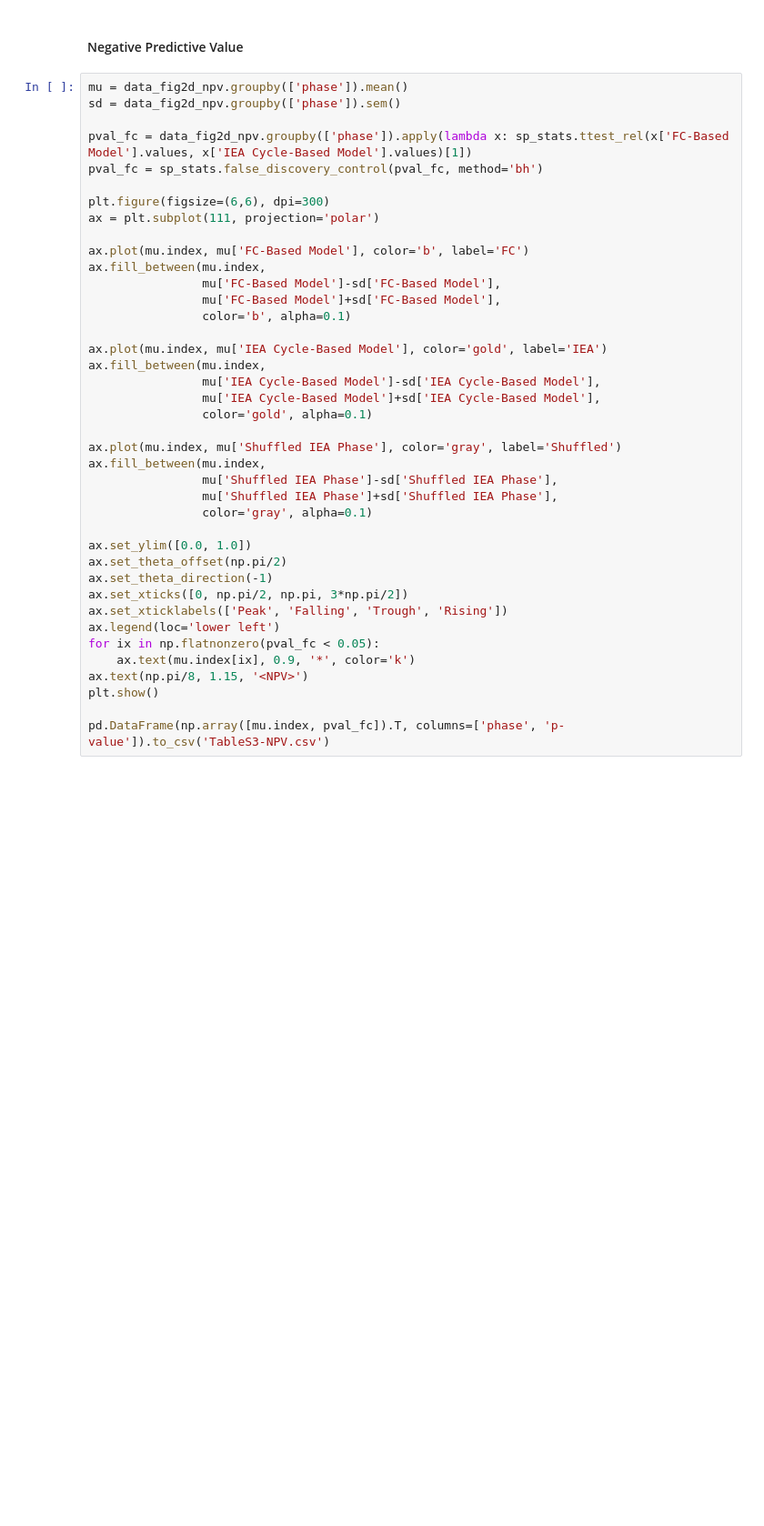
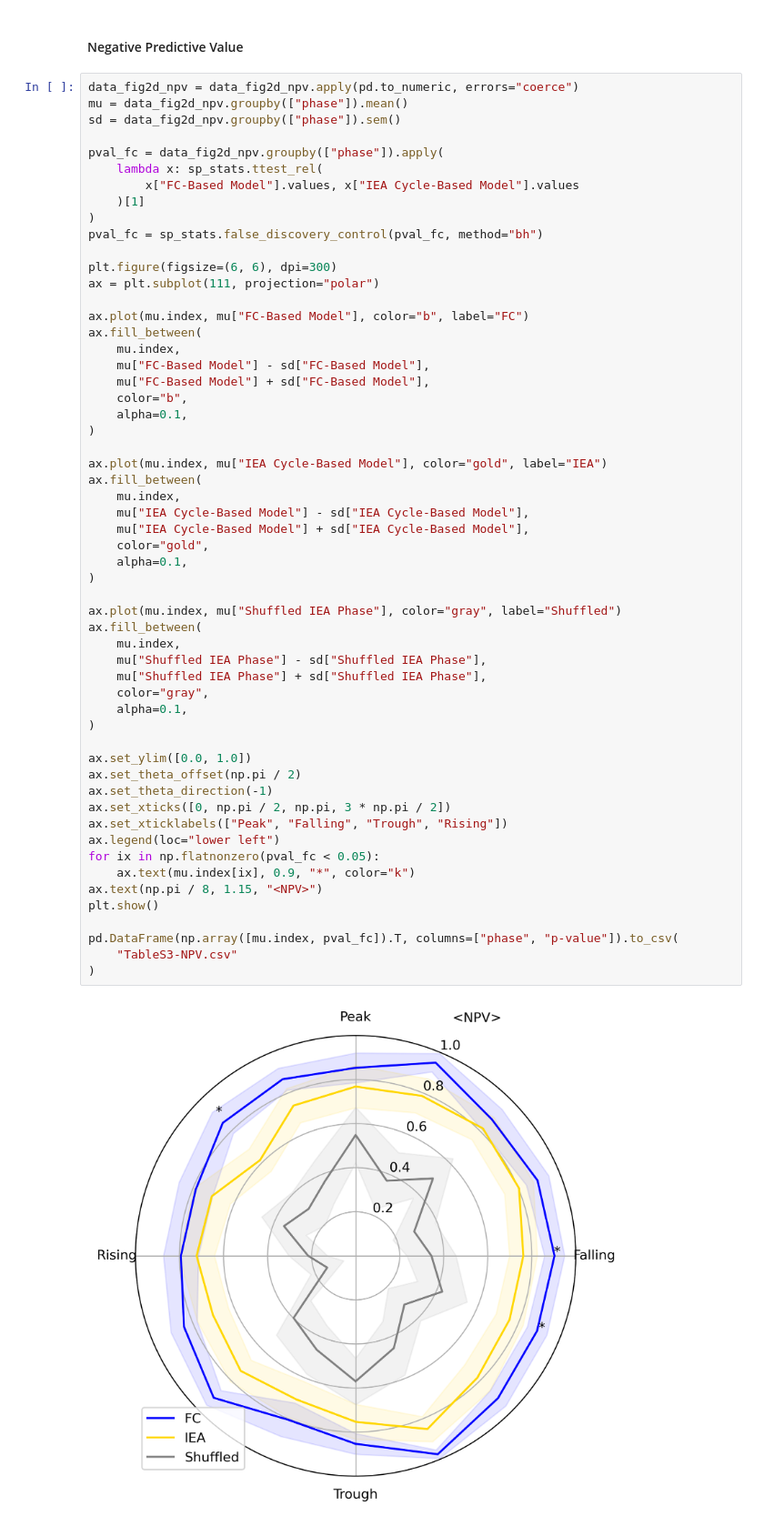
Before and after one commit to jiecui/pub-2024-hippocampal-seizure-forecasting, a Jupyter notebook: notebooks/figure2.ipynb, the cells around one changed output. Shown at 91% size. Cells and saved outputs as stored; diff of their text form; blank space fills up the shorter version.

```diff
--- a/notebooks/figure2.ipynb
+++ b/notebooks/figure2.ipynb
@@ -100,42 +193,60 @@ pd.DataFrame(np.array([mu.index, pval_fc]).T, columns=['phase', 'p-value']).to_c
 # %% [markdown]
 #### Negative Predictive Value
 # %%
-mu = data_fig2d_npv.groupby(['phase']).mean()
-sd = data_fig2d_npv.groupby(['phase']).sem()
+data_fig2d_npv = data_fig2d_npv.apply(pd.to_numeric, errors="coerce")
+mu = data_fig2d_npv.groupby(["phase"]).mean()
+sd = data_fig2d_npv.groupby(["phase"]).sem()
 
-pval_fc = data_fig2d_npv.groupby(['phase']).apply(lambda x: sp_stats.ttest_rel(x['FC-Based Model'].values, x['IEA Cycle-Based Model'].values)[1])
-pval_fc = sp_stats.false_discovery_control(pval_fc, method='bh')
+pval_fc = data_fig2d_npv.groupby(["phase"]).apply(
+    lambda x: sp_stats.ttest_rel(
+        x["FC-Based Model"].values, x["IEA Cycle-Based Model"].values
+    )[1]
+)
+pval_fc = sp_stats.false_discovery_control(pval_fc, method="bh")
 
-plt.figure(figsize=(6,6), dpi=300)
-ax = plt.subplot(111, projection='polar')
+plt.figure(figsize=(6, 6), dpi=300)
+ax = plt.subplot(111, projection="polar")
 
-ax.plot(mu.index, mu['FC-Based Model'], color='b', label='FC')
-ax.fill_between(mu.index,
-                mu['FC-Based Model']-sd['FC-Based Model'],
-                mu['FC-Based Model']+sd['FC-Based Model'],
-                color='b', alpha=0.1)
+ax.plot(mu.index, mu["FC-Based Model"], color="b", label="FC")
+ax.fill_between(
+    mu.index,
+    mu["FC-Based Model"] - sd["FC-Based Model"],
+    mu["FC-Based Model"] + sd["FC-Based Model"],
+    color="b",
+    alpha=0.1,
+)
 
-ax.plot(mu.index, mu['IEA Cycle-Based Model'], color='gold', label='IEA')
-ax.fill_between(mu.index,
-                mu['IEA Cycle-Based Model']-sd['IEA Cycle-Based Model'],
-                mu['IEA Cycle-Based Model']+sd['IEA Cycle-Based Model'],
-                color='gold', alpha=0.1)
+ax.plot(mu.index, mu["IEA Cycle-Based Model"], color="gold", label="IEA")
+ax.fill_between(
+    mu.index,
+    mu["IEA Cycle-Based Model"] - sd["IEA Cycle-Based Model"],
+    mu["IEA Cycle-Based Model"] + sd["IEA Cycle-Based Model"],
+    color="gold",
+    alpha=0.1,
+)
 
-ax.plot(mu.index, mu['Shuffled IEA Phase'], color='gray', label='Shuffled')
-ax.fill_between(mu.index,
-                mu['Shuffled IEA Phase']-sd['Shuffled IEA Phase'],
-                mu['Shuffled IEA Phase']+sd['Shuffled IEA Phase'],
-                color='gray', alpha=0.1)
+ax.plot(mu.index, mu["Shuffled IEA Phase"], color="gray", label="Shuffled")
+ax.fill_between(
+    mu.index,
+    mu["Shuffled IEA Phase"] - sd["Shuffled IEA Phase"],
+    mu["Shuffled IEA Phase"] + sd["Shuffled IEA Phase"],
+    color="gray",
+    alpha=0.1,
+)
 
 ax.set_ylim([0.0, 1.0])
-ax.set_theta_offset(np.pi/2)
+ax.set_theta_offset(np.pi / 2)
 ax.set_theta_direction(-1)
-ax.set_xticks([0, np.pi/2, np.pi, 3*np.pi/2])
-ax.set_xticklabels(['Peak', 'Falling', 'Trough', 'Rising'])
-ax.legend(loc='lower left')
+ax.set_xticks([0, np.pi / 2, np.pi, 3 * np.pi / 2])
+ax.set_xticklabels(["Peak", "Falling", "Trough", "Rising"])
+ax.legend(loc="lower left")
 for ix in np.flatnonzero(pval_fc < 0.05):
-    ax.text(mu.index[ix], 0.9, '*', color='k')
-ax.text(np.pi/8, 1.15, '<NPV>')
+    ax.text(mu.index[ix], 0.9, "*", color="k")
+ax.text(np.pi / 8, 1.15, "<NPV>")
 plt.show()
 
-pd.DataFrame(np.array([mu.index, pval_fc]).T, columns=['phase', 'p-value']).to_csv('TableS3-NPV.csv')
+pd.DataFrame(np.array([mu.index, pval_fc]).T, columns=["phase", "p-value"]).to_csv(
+    "TableS3-NPV.csv"
+)
+# %% [output]
+[figure, added]
```
Also changed, not shown: parts of 4 cells of this notebook, 3 other files.
